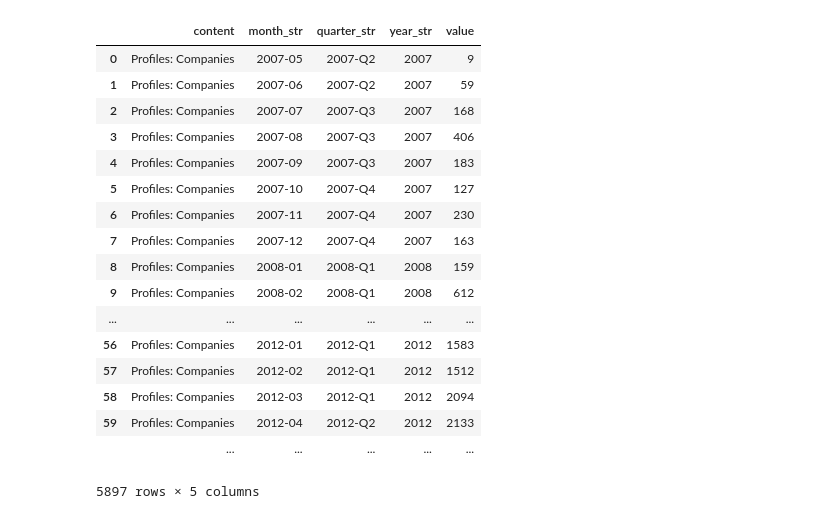
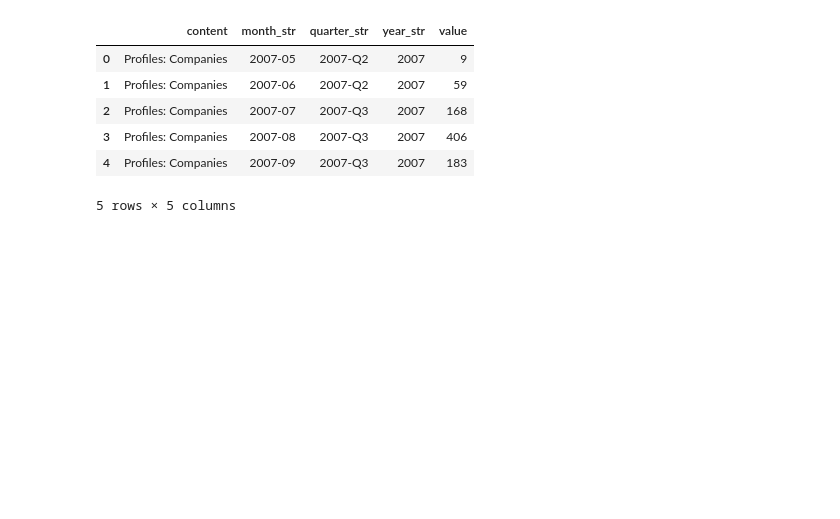
Before and after one commit to shivinkapur/crunchbase, a Jupyter notebook: 249_project.ipynb, the cells around one changed output. Saved outputs shown, nothing was run; the diff lists cells and outputs as text; code cells hidden in the pictures; blank space fills up the shorter version.

```diff
--- a/249_project.ipynb
+++ b/249_project.ipynb
@@ -53,22 +67,12 @@ acquistions
 # %%
+additions = pd.read_csv('/Users/Work/Documents/CS249/project/crunchbase/Data/additions.csv')
 additions=additions.dropna(axis=1, how='all')
-additions
+additions.head()
 # %% [output]
 |  | content | month_str | quarter_str | year_str | value |
 | 0 | Profiles: Companies | 2007-05 | 2007-Q2 | 2007 | 9 |
 | 1 | Profiles: Companies | 2007-06 | 2007-Q2 | 2007 | 59 |
 | 2 | Profiles: Companies | 2007-07 | 2007-Q3 | 2007 | 168 |
 | 3 | Profiles: Companies | 2007-08 | 2007-Q3 | 2007 | 406 |
 | 4 | Profiles: Companies | 2007-09 | 2007-Q3 | 2007 | 183 |
-| 5 | Profiles: Companies | 2007-10 | 2007-Q4 | 2007 | 127 |
-| 6 | Profiles: Companies | 2007-11 | 2007-Q4 | 2007 | 230 |
-| 7 | Profiles: Companies | 2007-12 | 2007-Q4 | 2007 | 163 |
-| 8 | Profiles: Companies | 2008-01 | 2008-Q1 | 2008 | 159 |
-| 9 | Profiles: Companies | 2008-02 | 2008-Q1 | 2008 | 612 |
-| ... | ... | ... | ... | ... | ... |
-| 56 | Profiles: Companies | 2012-01 | 2012-Q1 | 2012 | 1583 |
-| 57 | Profiles: Companies | 2012-02 | 2012-Q1 | 2012 | 1512 |
-| 58 | Profiles: Companies | 2012-03 | 2012-Q1 | 2012 | 2094 |
-| 59 | Profiles: Companies | 2012-04 | 2012-Q2 | 2012 | 2133 |
-|  | ... | ... | ... | ... | ... |
-5897 rows × 5 columns
+5 rows × 5 columns
```
Also changed, not shown: parts of 12 cells of this notebook, 1 other file.
